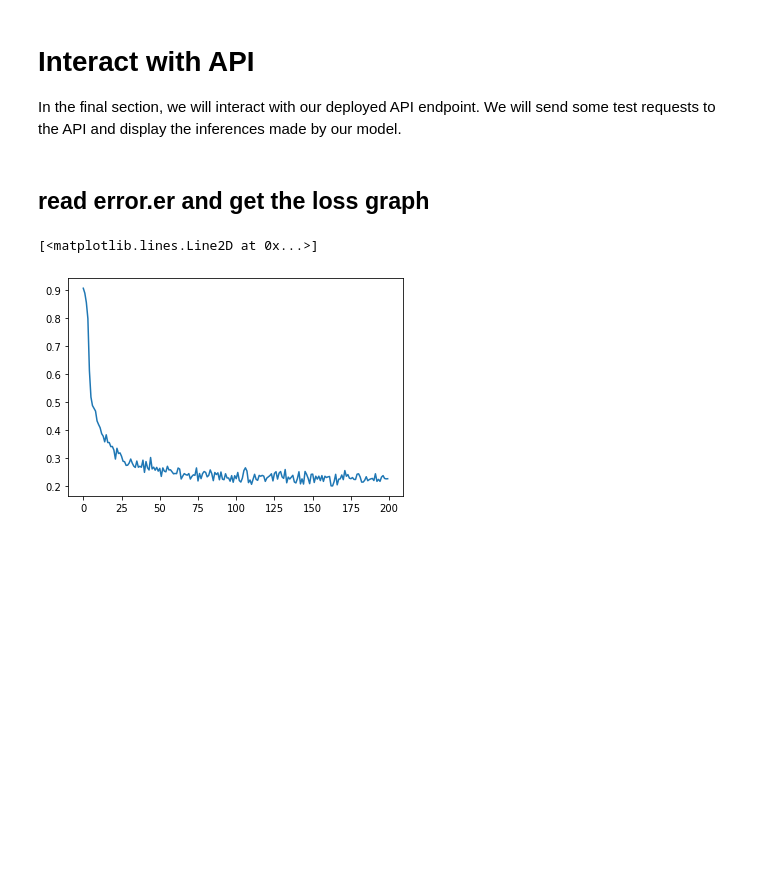
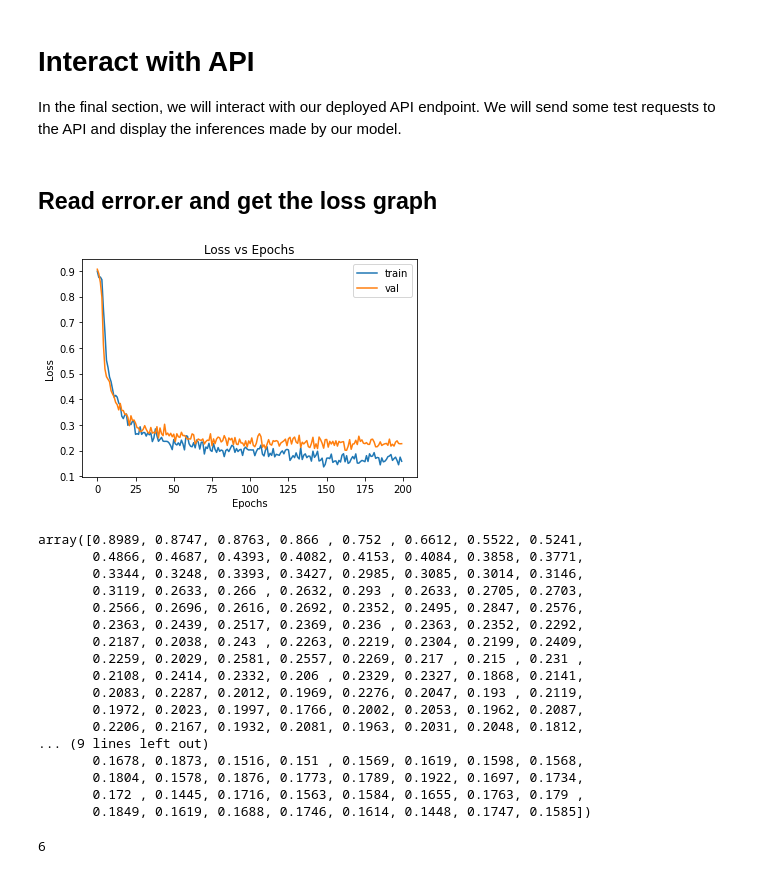
Before and after one commit to NASA-IMPACT/2023-igarss-tutorial, a Jupyter notebook: chapter-1/chapter-1.ipynb, the cells around one changed output. Drawn from its saved outputs; the diff is of its cells as text; code cells hidden in the pictures; blank space fills up the shorter version.

Commit message:
add train and val loss graphs

```diff
--- a/chapter-1/chapter-1.ipynb
+++ b/chapter-1/chapter-1.ipynb
@@ -303,21 +303,63 @@ Next, we will deploy an API endpoint that we can use to interact with our model.
 # Interact with API
 In the final section, we will interact with our deployed API endpoint. We will send some test requests to the API and display the inferences made by our model.
 # %% [markdown]
-## read error.er and get the loss graph
+## Read error.er and get the loss graph
 # %%
 import numpy as np
+import matplotlib.pyplot as plt
 
-losses = []
-with open("error.er", "r") as f:
-    for line in f:
-        # example: 2023-07-16 02:36:16,763 - mmseg - INFO - Epoch(val) [199][15]   decode.loss_dice: 0.3251, decode.acc_seg: 81.1551, aux.loss_dice: 0.3215, aux.acc_seg: 81.4646, loss: 0.6466
-        if "Epoch(val) " in line:
-            loss = float(line.split("loss: ")[1].strip())
-            losses.append(loss)
-losses = losses[::2]
+def generate_loss_graph(error_file):
+    train_losses = []
+    val_losses = []
+    with open(error_file, "r") as f:
+        for line in f:
+            if "max:" in line:
+                epochs = line.split("max: ")[1].split()[0].strip()
+                epochs = int(epochs)
+            if "Epoch [" in line:
+                loss = float(line.split("loss: ")[1].strip())
+                train_losses.append(loss)
+            if "Epoch(val) [" in line:
+                loss = float(line.split("loss: ")[1].strip())
+                val_losses.append(loss)
+
+    train_losses = np.array(train_losses)
+    val_losses = np.array(val_losses)
+
+    train_losses = train_losses[::int(len(train_losses) / epochs)]
+    val_losses = val_losses[::int(len(val_losses) / epochs)]
+
+    plt.plot(train_losses, label="train")
+    plt.plot(val_losses, label="val")
+    plt.legend()
+    plt.xlabel("Epochs")
+    plt.ylabel("Loss")
+    plt.title("Loss vs Epochs")
+    plt.show()
+
+generate_loss_graph(f"error.er")
+# %% [output]
+[figure, added]
 # %%
-import matplotlib.pyplot as plt
-plt.plot(np.arange(len(losses)), losses)
 # %% [output]
-[<matplotlib.lines.Line2D at 0x...>]
+array([0.8989, 0.8747, 0.8763, 0.866 , 0.752 , 0.6612, 0.5522, 0.5241,
+       0.4866, 0.4687, 0.4393, 0.4082, 0.4153, 0.4084, 0.3858, 0.3771,
+       0.3344, 0.3248, 0.3393, 0.3427, 0.2985, 0.3085, 0.3014, 0.3146,
+       0.3119, 0.2633, 0.266 , 0.2632, 0.293 , 0.2633, 0.2705, 0.2703,
+       0.2566, 0.2696, 0.2616, 0.2692, 0.2352, 0.2495, 0.2847, 0.2576,
+       0.2363, 0.2439, 0.2517, 0.2369, 0.236 , 0.2363, 0.2352, 0.2292,
+       0.2187, 0.2038, 0.243 , 0.2263, 0.2219, 0.2304, 0.2199, 0.2409,
+       0.2259, 0.2029, 0.2581, 0.2557, 0.2269, 0.217 , 0.215 , 0.231 ,
+       0.2108, 0.2414, 0.2332, 0.206 , 0.2329, 0.2327, 0.1868, 0.2141,
+       0.2083, 0.2287, 0.2012, 0.1969, 0.2276, 0.2047, 0.193 , 0.2119,
+       0.1972, 0.2023, 0.1997, 0.1766, 0.2002, 0.2053, 0.1962, 0.2087,
+       0.2206, 0.2167, 0.1932, 0.2081, 0.1963, 0.2031, 0.2048, 0.1812,
+... (9 lines left out)
+       0.1678, 0.1873, 0.1516, 0.151 , 0.1569, 0.1619, 0.1598, 0.1568,
+       0.1804, 0.1578, 0.1876, 0.1773, 0.1789, 0.1922, 0.1697, 0.1734,
+       0.172 , 0.1445, 0.1716, 0.1563, 0.1584, 0.1655, 0.1763, 0.179 ,
+       0.1849, 0.1619, 0.1688, 0.1746, 0.1614, 0.1448, 0.1747, 0.1585])
-[figure, removed]
+# %%
+int(len(train_losses) / 200)
+# %% [output]
+6
```
Also changed, not shown: parts of 3 cells of this notebook.
